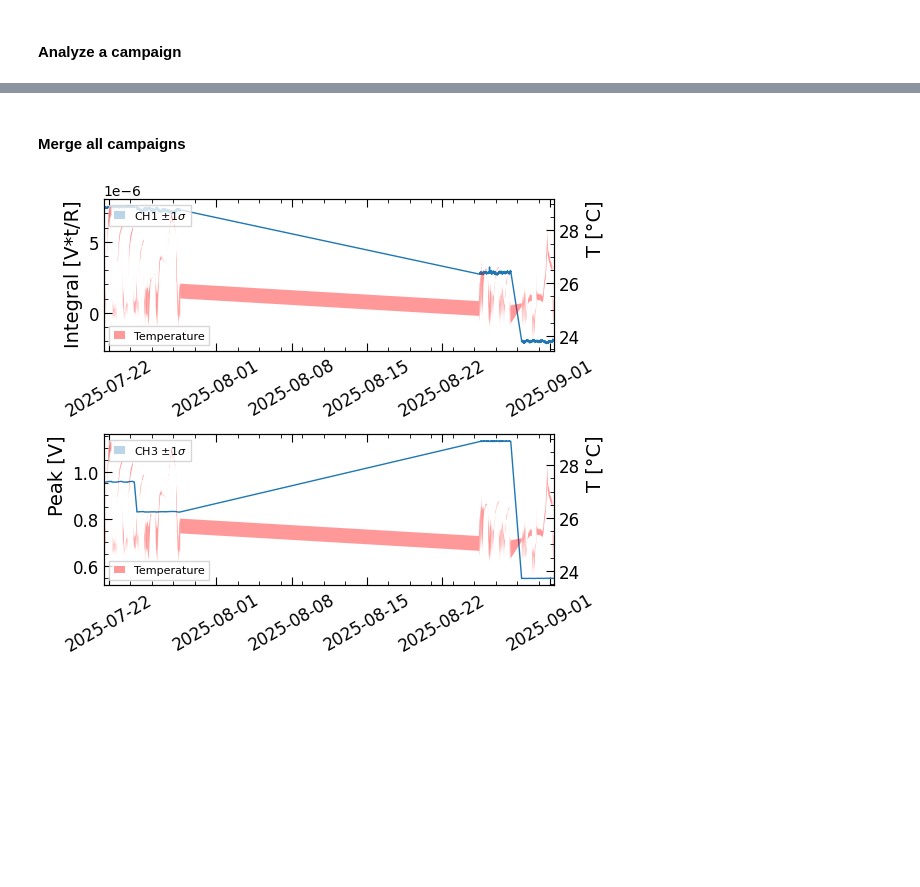
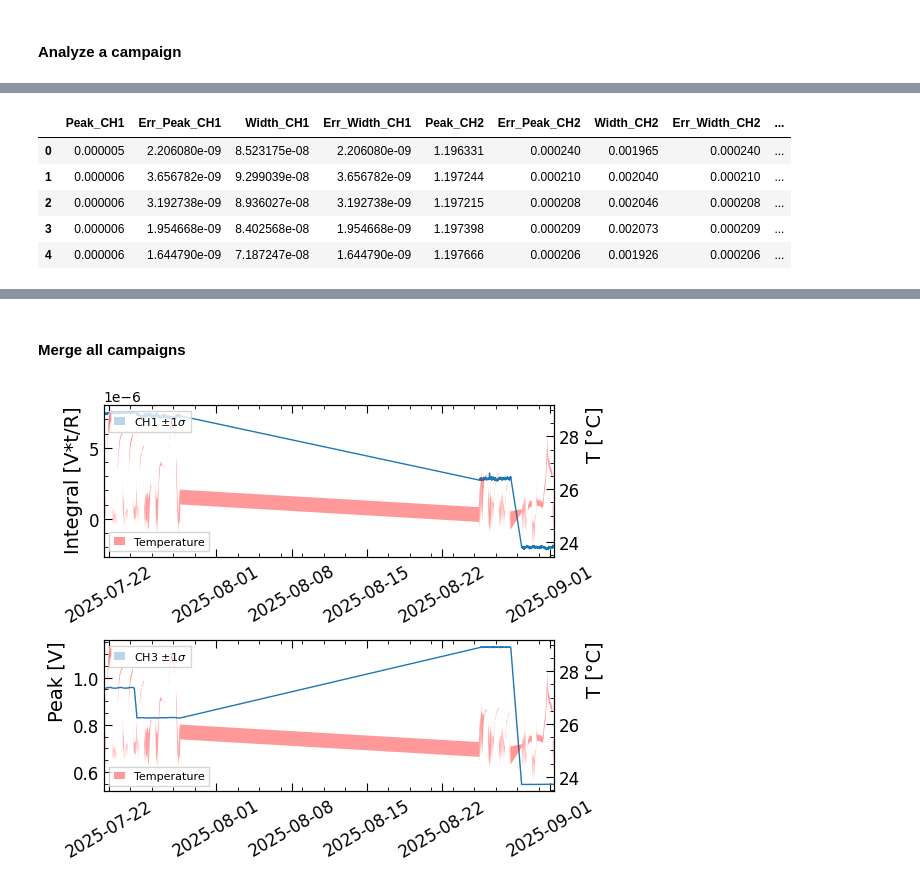
Before and after one commit to rtriozzi/pmana, a Jupyter notebook: notebooks/pmana_testdata.ipynb, the cells around one changed output, grey strips where cells are left out. Drawn from its saved outputs; the diff is of its cells as text; code cells hidden in the pictures; blank space fills up the shorter version.

```diff
--- a/notebooks/pmana_testdata.ipynb
+++ b/notebooks/pmana_testdata.ipynb
@@ -133,0 +143,23 @@ plt.show()
+# %%
+# extract gain
+K = 20.6
+Output['Gain'] = K * (Output['Peak_CH3'] / Output['Peak_CH4'])
+Output['Err_Gain'] = Output['Gain'] * Output['Peak_CH4']
+
+# dump it to file
+VarsToDump = ['Peak_CH3', 'Peak_CH4', 'Gain']
+Output[VarsToDump].to_csv(
+   f'../out/{TIME_RANGE}_Gain.txt',
+   index = False,
+   sep = ',',
+   header = ['CH3', 'CH8', 'Gain']
+)
+
+Output.head()
+# %% [output]
+|  | Peak_CH1 | Err_Peak_CH1 | Width_CH1 | Err_Width_CH1 | Peak_CH2 | Err_Peak_CH2 | Width_CH2 | Err_Width_CH2 | ... |
+| 0 | 0.000005 | 2.206080e-09 | 8.523175e-08 | 2.206080e-09 | 1.196331 | 0.000240 | 0.001965 | 0.000240 | ... |
+| 1 | 0.000006 | 3.656782e-09 | 9.299039e-08 | 3.656782e-09 | 1.197244 | 0.000210 | 0.002040 | 0.000210 | ... |
+| 2 | 0.000006 | 3.192738e-09 | 8.936027e-08 | 3.192738e-09 | 1.197215 | 0.000208 | 0.002046 | 0.000208 | ... |
+| 3 | 0.000006 | 1.954668e-09 | 8.402568e-08 | 1.954668e-09 | 1.197398 | 0.000209 | 0.002073 | 0.000209 | ... |
+| 4 | 0.000006 | 1.644790e-09 | 7.187247e-08 | 1.644790e-09 | 1.197666 | 0.000206 | 0.001926 | 0.000206 | ... |
```
Also changed, not shown: parts of 6 cells of this notebook, 1 other file.
